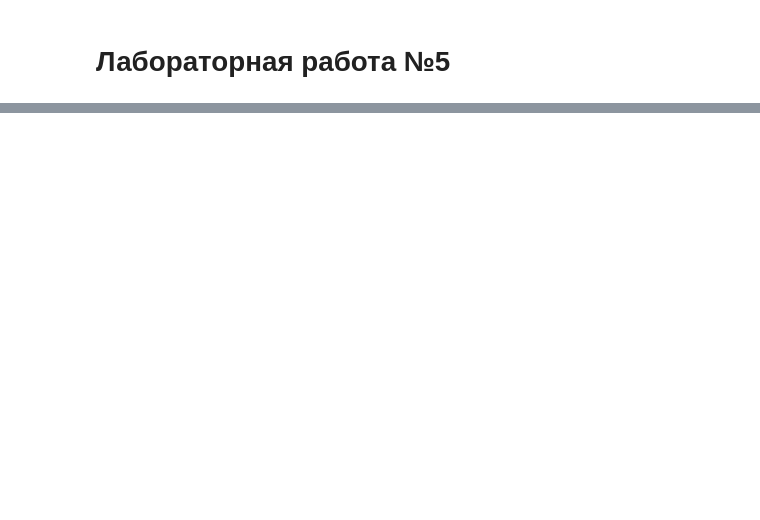
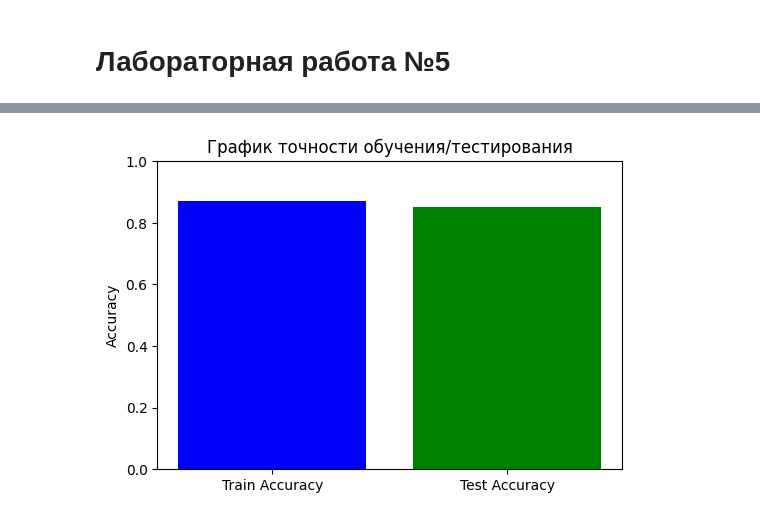
Before and after one commit to kirill-lukyanov/Lukyanov_Kirill, a Jupyter notebook: Lesson5.ipynb, the cells around one changed output, grey strips where cells are left out. Drawn from its saved outputs; the diff is of its cells as text; code cells hidden in the pictures; blank space fills up the shorter version.

```diff
--- a/Lesson5.ipynb
+++ b/Lesson5.ipynb
@@ -64,0 +98,13 @@ plt.show()
+# %%
+# Линия точности на обучающей и тестовой выборках
+train_accuracy = model.score(X_train_scaled, y_train)
+test_accuracy = model.score(X_test_scaled, y_test)
+
+plt.figure(figsize=(6,4))
+plt.bar(['Train Accuracy', 'Test Accuracy'], [train_accuracy, test_accuracy], color=['blue', 'green'])
+plt.ylim(0, 1)
+plt.title('График точности обучения/тестирования')
+plt.ylabel('Accuracy')
+plt.show()
+# %% [output]
+[figure, added]
```
Also changed, not shown: parts of 10 cells of this notebook, 2 other files.
